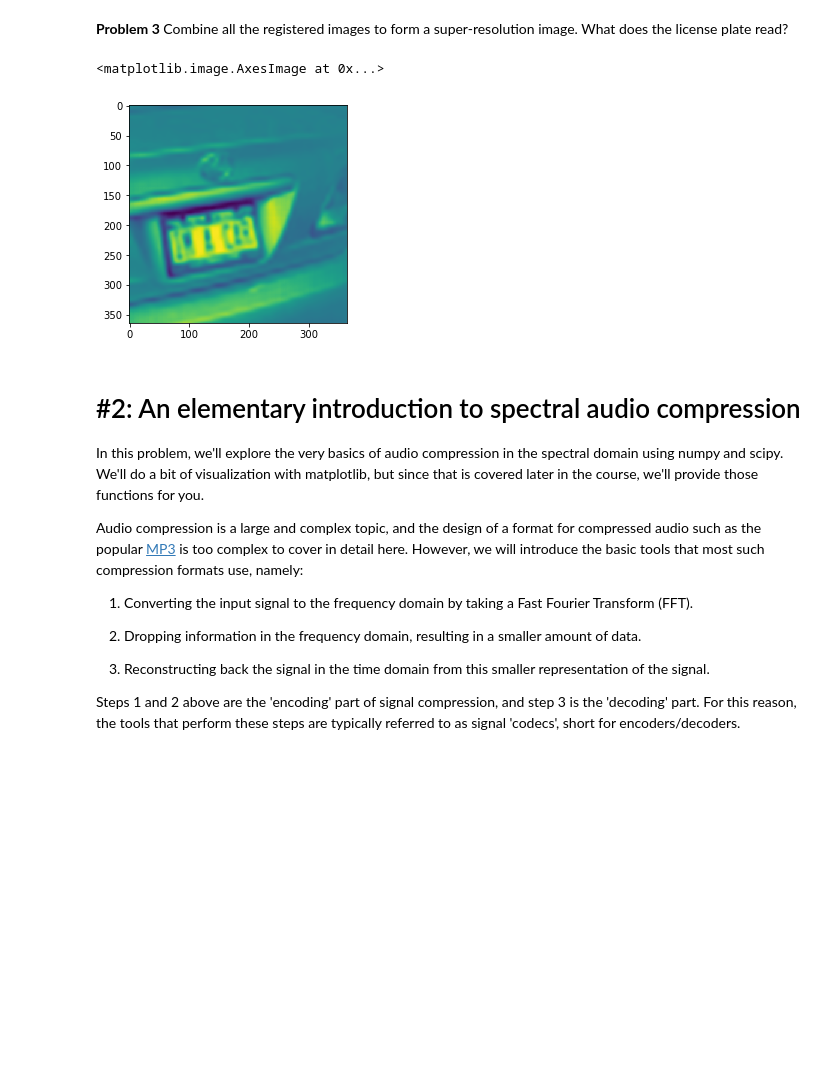
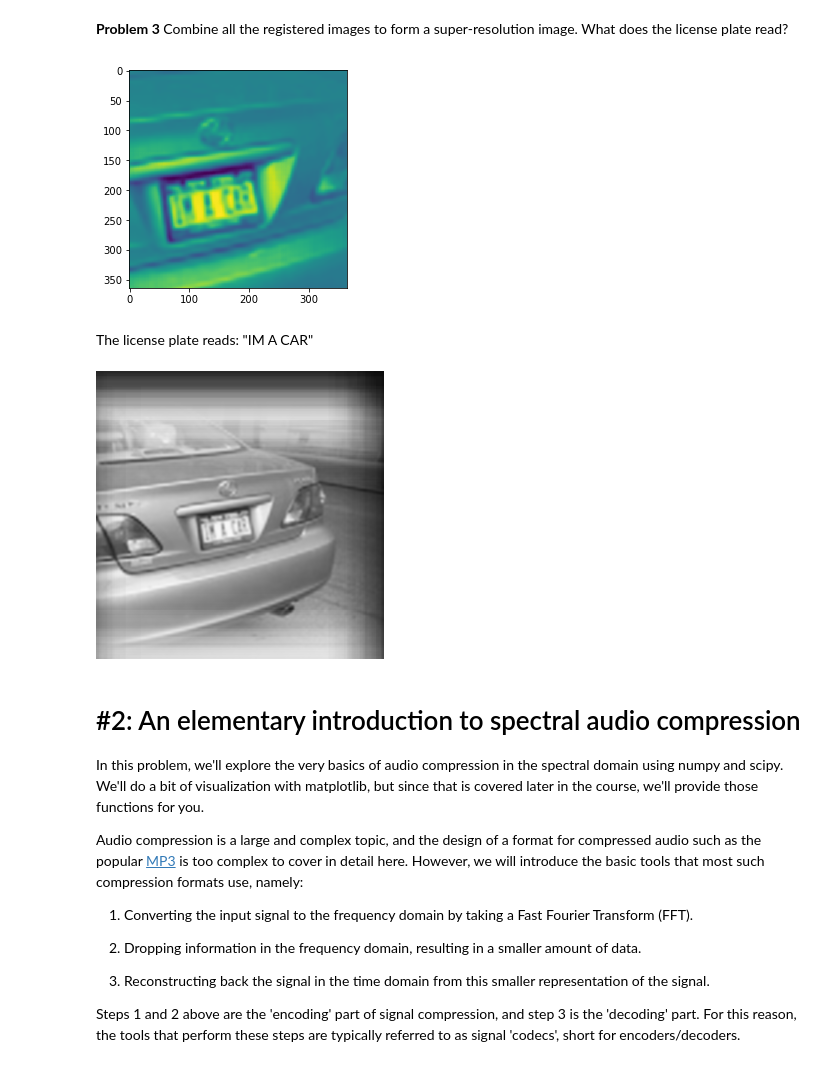
Before and after one commit to christianhbye/python_ay_250_hw, a Jupyter notebook: hw_1/hw_1_assignment.ipynb, the cells around one changed output. Cells and saved outputs as stored; diff of their text form; code cells hidden in the pictures; blank space fills up the shorter version.

```diff
--- a/hw_1/hw_1_assignment.ipynb
+++ b/hw_1/hw_1_assignment.ipynb
@@ -223,10 +221,34 @@ for i in range(1,10):
 # %% [markdown]
 **Problem 3** Combine all the registered images to form a super-resolution image. What does the license plate read?
 # %%
+# add the pixels across images to get the combined image
+
+plt.figure()
 plt.imshow(shifted_ims.sum(axis=0), interpolation='none')
+plt.show()
 # %% [output]
-<matplotlib.image.AxesImage at 0x...>
 [figure]
+# %% [markdown]
+The license plate reads: "IM A CAR"
+# %%
+# let's look at the full image
+fullsize=Image.open('./data/Data/im2-0.png').convert('L').size
+super_image=np.zeros(3*np.array(fullsize))
+
+for i in range(N_images):  # loop over images
+    im_path='./data/Data/im2-'+str(i)+'.png'
+    im=Image.open(im_path).convert('L')  # load image
+    im=np.array(im.resize(tuple(3*s for s in im.size)))  # resize to 3x size along each axis
+    M,m=im.max(), im.min()  # these will be needed for unnormalization
+    shift_im=ndimage.shift(im, offsets[i])
+    super_image+=shift_im
+# %%
+super_image=Image.fromarray(super_image/N_images).convert('L')
+super_image=super_image.resize(tuple(s//3 for s in super_image.size))
+# %%
+super_image
+# %% [output]
+[figure, added]
 # %% [markdown]
 # #2: An elementary introduction to spectral audio compression
 
```
Also changed, not shown: parts of 3 cells of this notebook.
